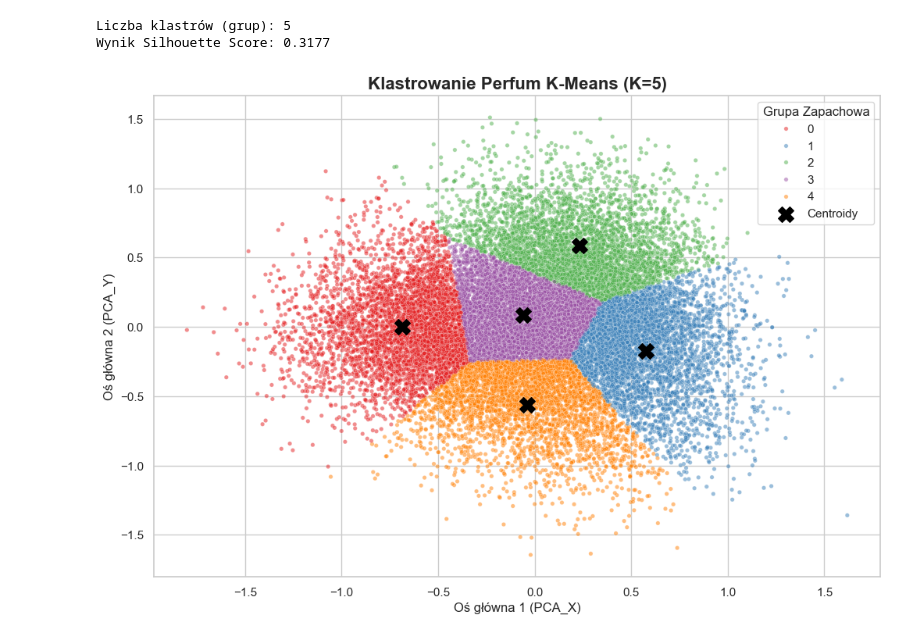
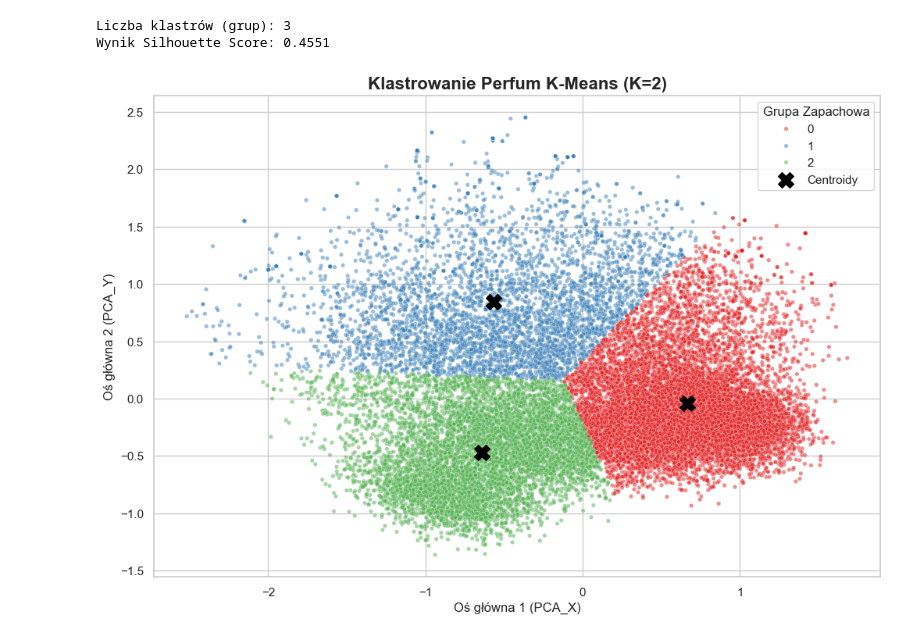
Before and after one commit to adamdobrogowski/semantic-perfume-search-app, a Jupyter notebook: data_modeling_and_nlp.ipynb, the cells around one changed output. Saved outputs shown, nothing was run; the diff lists cells and outputs as text; code cells hidden in the pictures.

```diff
--- a/data_modeling_and_nlp.ipynb
+++ b/data_modeling_and_nlp.ipynb
@@ -69,0 +198,37 @@ plt.show()
+# %%
+from sklearn.cluster import KMeans
+from sklearn.metrics import silhouette_score
+import matplotlib.pyplot as plt
+import seaborn as sns
+
+k_values = range(2, 11)
+silhouette_scores = []
+
+for k in k_values:
+    kmeans = KMeans(n_clusters=k, random_state=42, n_init="auto")
+
+    cluster_labels = kmeans.fit_predict(df_modeling[['PCA_X', 'PCA_Y']])
+
+    score = silhouette_score(df_modeling[['PCA_X', 'PCA_Y']], cluster_labels)
+
+    silhouette_scores.append(score)
+    print(f"Dla K={k} -> Silhouette Score: {score:.4f}")
+
+plt.figure(figsize=(10, 6))
+sns.set_theme(style="whitegrid")
+
+sns.lineplot(x=k_values, y=silhouette_scores, marker='o', markersize=10, color='teal', linewidth=2.5)
+
+best_k_index = silhouette_scores.index(max(silhouette_scores))
+best_k = k_values[best_k_index]
+best_score = silhouette_scores[best_k_index]
+plt.scatter(best_k, best_score, color='red', s=200, zorder=5, label=f'Najlepsze K={best_k}')
+
+plt.title('Optymalizacja liczby grup zapachowych (Analiza Silhouette)', fontsize=16, fontweight='bold')
+plt.xlabel('Liczba klastrów (K)', fontsize=12)
+plt.ylabel('Silhouette Score (Im wyżej, tym lepiej)', fontsize=12)
+plt.xticks(k_values)
+plt.legend()
+plt.show()
+
+print(f"\nMatematycznie najlepszy podział to K={best_k} (Wynik: {best_score:.4f})")
@@ -73,38 +250,38 @@ from sklearn.metrics import silhouette_score
 import matplotlib.pyplot as plt
 import seaborn as sns
 
-num_clusters = 5
+num_clusters = 2
 
-kmeans = KMeans(n_clusters=num_clusters, random_state=42, n_init="auto")
+kmeans = KMeans(n_clusters=best_k, random_state=42, n_init="auto")
 
 df_modeling['Cluster_ID'] = kmeans.fit_predict(df_modeling[['PCA_X', 'PCA_Y']])
 
 sil_score = silhouette_score(df_modeling[['PCA_X', 'PCA_Y']], df_modeling['Cluster_ID'])
 
-print(f"Liczba klastrów (grup): {num_clusters}")
+print(f"Liczba klastrów (grup): {best_k}")
 print(f"Wynik Silhouette Score: {sil_score:.4f}")
 
 plt.figure(figsize=(12, 8))
 sns.set_theme(style="whitegrid")
 
 scatter = sns.scatterplot(
     x=df_modeling['PCA_X'],
     y=df_modeling['PCA_Y'],
     hue=df_modeling['Cluster_ID'],
     palette='Set1',
     alpha=0.5,
     s=15
 )
 
 centroids = kmeans.cluster_centers_
 plt.scatter(centroids[:, 0], centroids[:, 1], c='black', s=200, marker='X', label='Centroidy')
 
 plt.title(f'Klastrowanie Perfum K-Means (K={num_clusters})', fontsize=16, fontweight='bold')
 plt.xlabel('Oś główna 1 (PCA_X)', fontsize=12)
 plt.ylabel('Oś główna 2 (PCA_Y)', fontsize=12)
 plt.legend(title='Grupa Zapachowa')
 plt.show()
 # %% [output]
-Liczba klastrów (grup): 5
-Wynik Silhouette Score: 0.3177
+Liczba klastrów (grup): 3
+Wynik Silhouette Score: 0.4551
-[figure, old version]
+[figure, new version]
```
Also changed, not shown: parts of 11 cells of this notebook.
